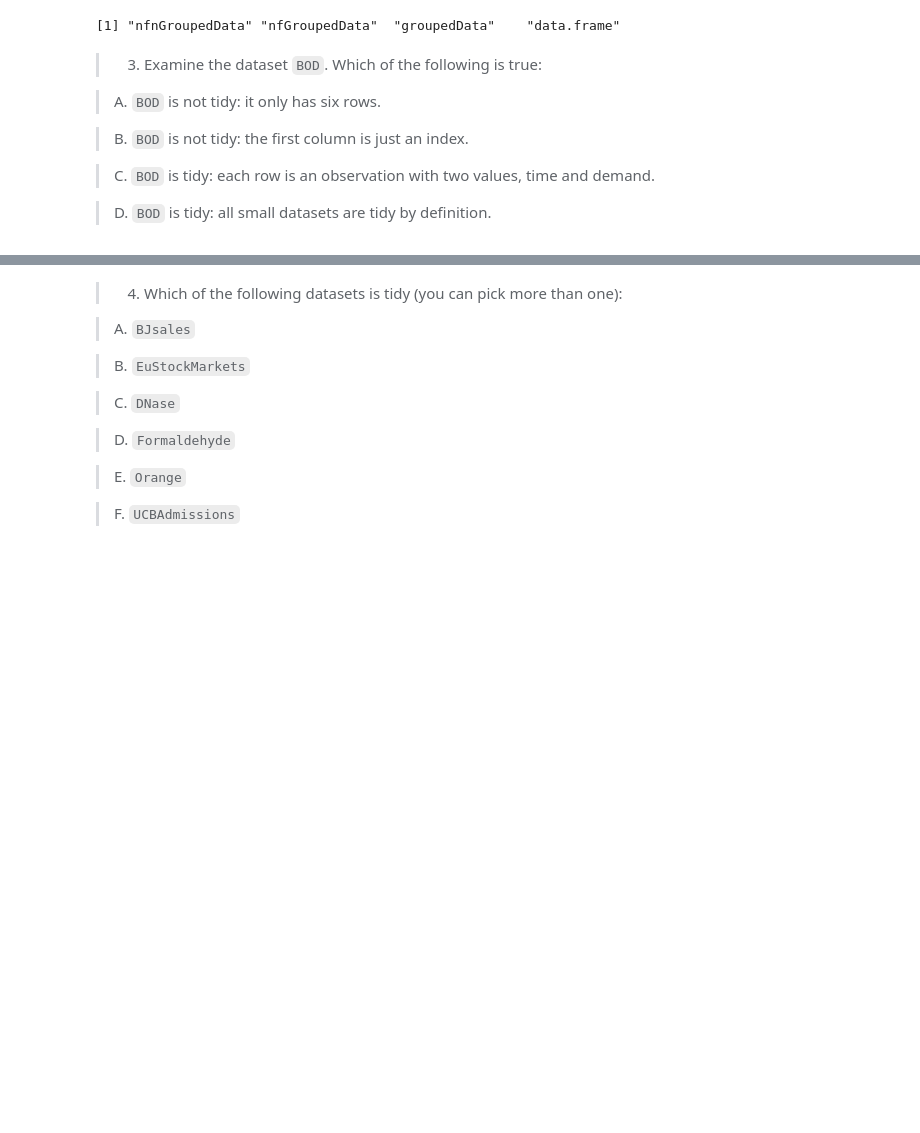
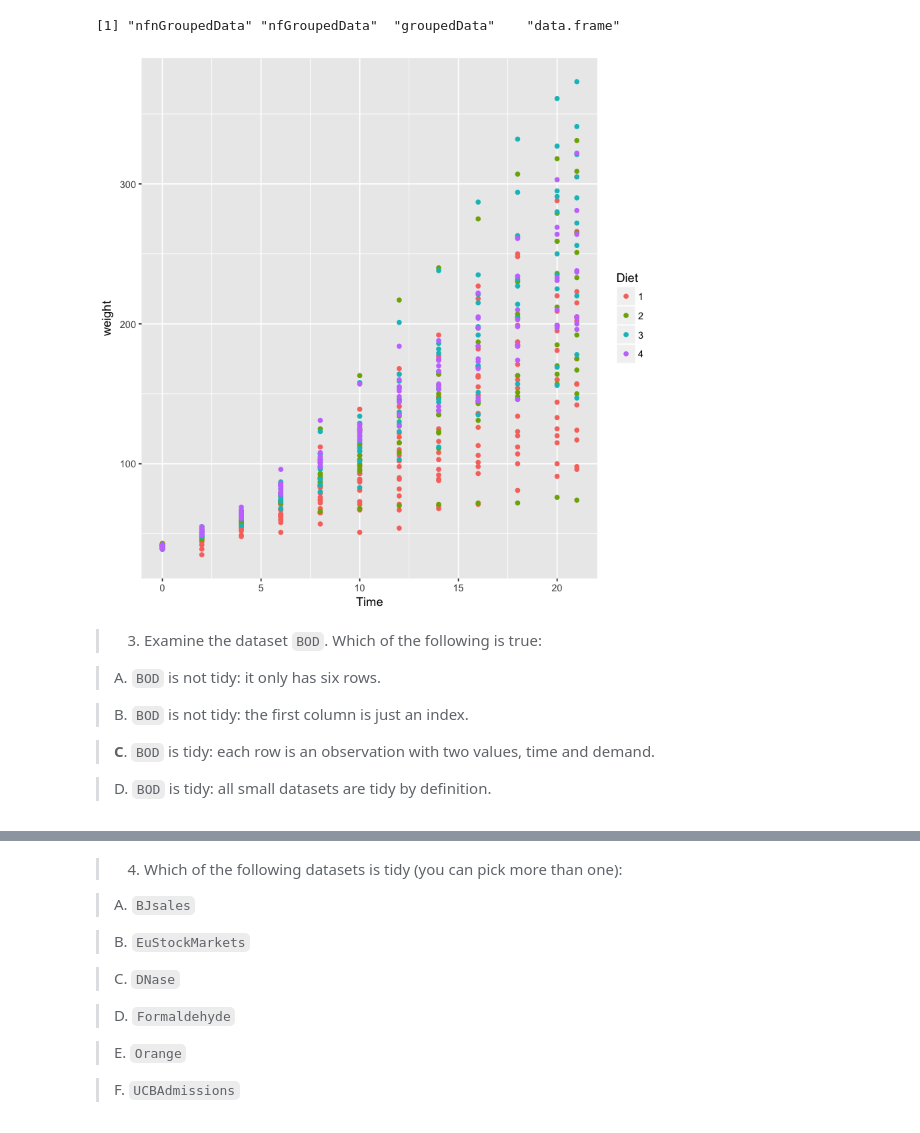
Before and after one commit to mldwr/dsbook_exercises, a Jupyter notebook: ex_35_tidy_data.ipynb, the cells around one changed output, grey strips where cells are left out. Saved outputs shown, nothing was run; the diff lists cells and outputs as text; code cells hidden in the pictures; blank space fills up the shorter version.

```diff
--- a/ex_35_tidy_data.ipynb
+++ b/ex_35_tidy_data.ipynb
@@ -121,6 +107,10 @@ Classes ‘nfnGroupedData’, ‘nfGroupedData’, ‘groupedData’ and 'data.f
 class(ChickWeight)
 # %% [output]
 [1] "nfnGroupedData" "nfGroupedData"  "groupedData"    "data.frame"
+# %%
+ChickWeight %>% ggplot(aes(Time,weight,col=Diet)) + geom_point()
+# %% [output]
+[figure, added]
 # %% [markdown]
 >3. Examine the dataset `BOD`. Which of the following is true:
 
@@ -128,6 +118,6 @@ class(ChickWeight)
 
 >    B. `BOD` is not tidy: the first column is just an index.
 
->    C. `BOD` is tidy: each row is an observation with two values, time and demand.
+>    __C__. `BOD` is tidy: each row is an observation with two values, time and demand.
 
 >    D. `BOD` is tidy: all small datasets are tidy by definition.
```
Also changed, not shown: parts of 22 cells of this notebook.
